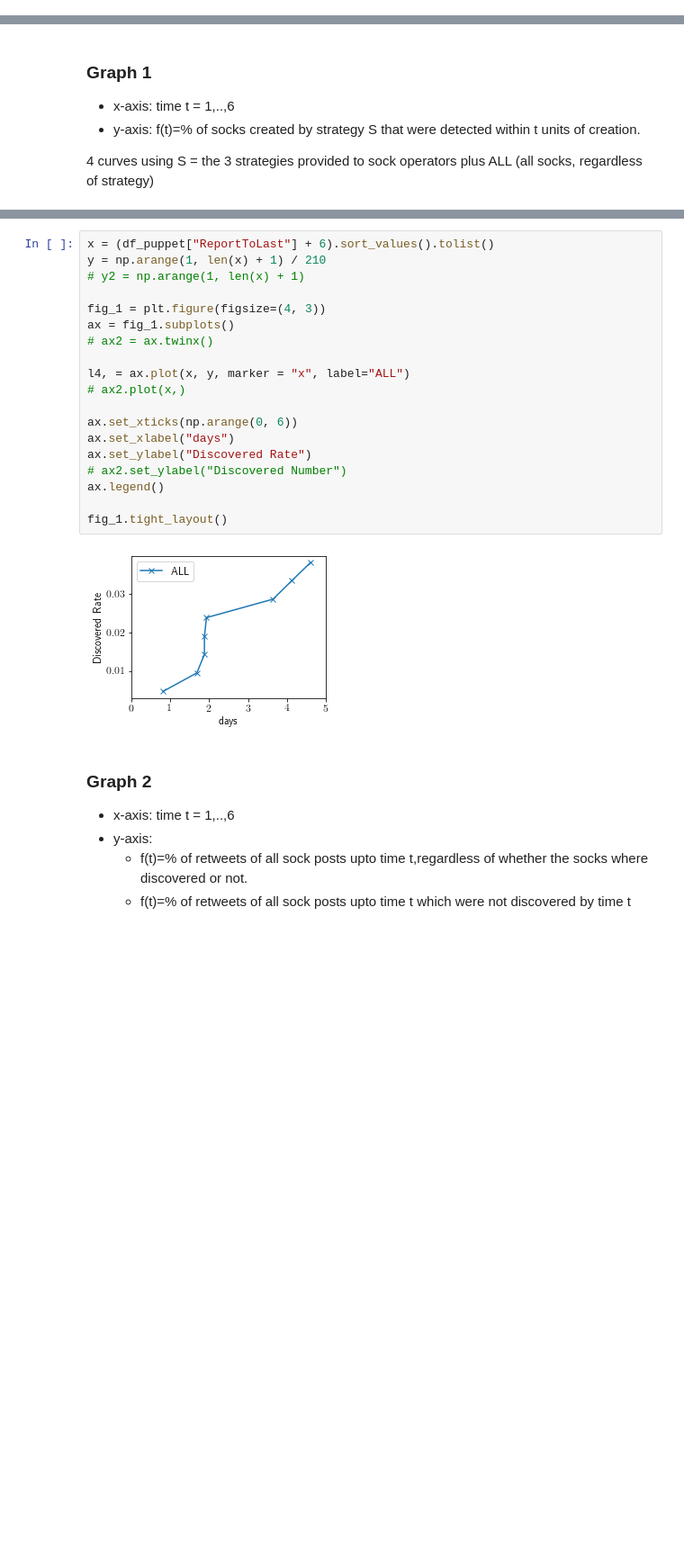
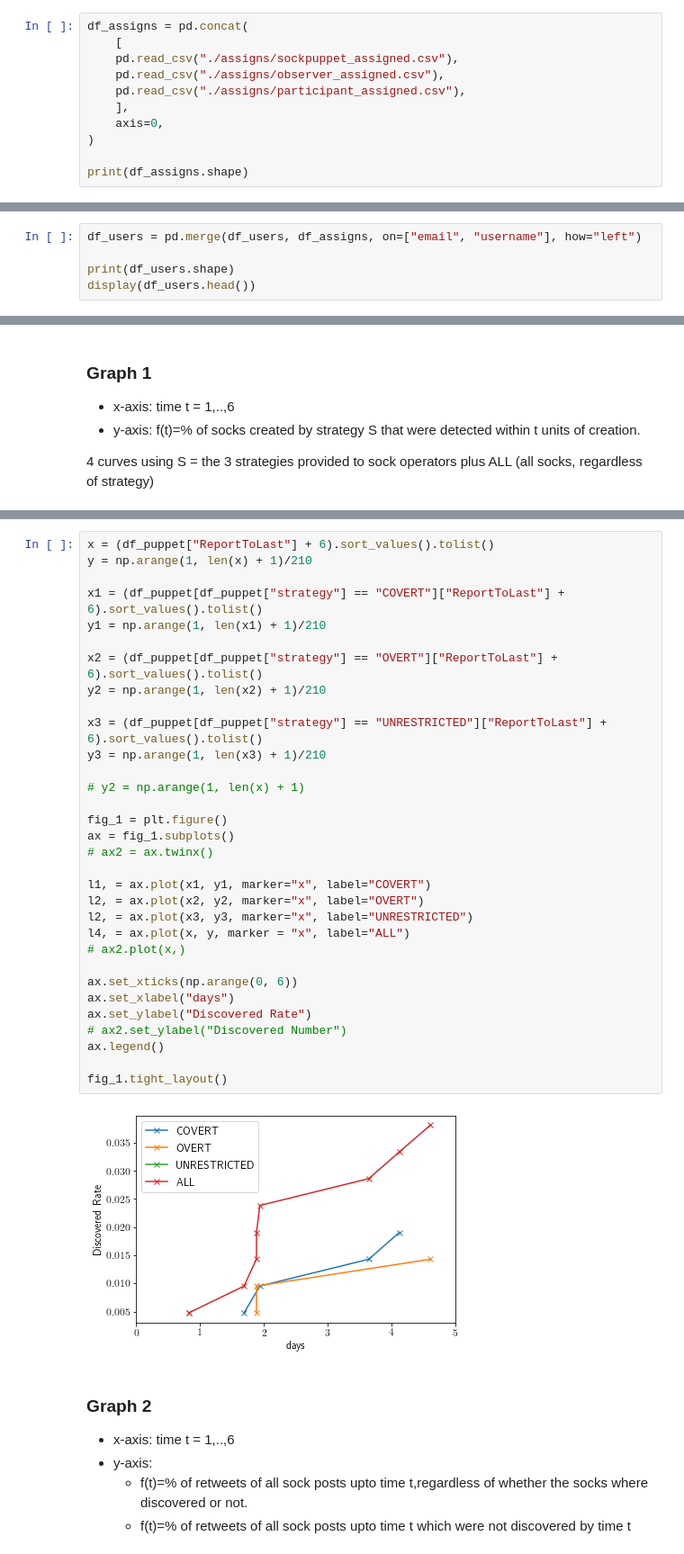
Before and after one commit to ruiliu310/dartpost-research, a Jupyter notebook: data_analytics.ipynb, the cells around one changed output, grey strips where cells are left out. Shown at 90% size. Saved outputs shown, nothing was run; the diff lists cells and outputs as text; blank space fills up the shorter version.

```diff
--- a/data_analytics.ipynb
+++ b/data_analytics.ipynb
@@ -27,0 +30,11 @@ df_socks = pd.read_csv("./assigns/sockpuppet_assigned.csv")
+# %%
+df_assigns = pd.concat(
+    [
+    pd.read_csv("./assigns/sockpuppet_assigned.csv"),
+    pd.read_csv("./assigns/observer_assigned.csv"),
+    pd.read_csv("./assigns/participant_assigned.csv"),
+    ],
+    axis=0,
+)
+
+print(df_assigns.shape)
@@ -27,0 +43,5 @@ df_socks = pd.read_csv("./assigns/sockpuppet_assigned.csv")
+# %%
+df_users = pd.merge(df_users, df_assigns, on=["email", "username"], how="left")
+
+print(df_users.shape)
+display(df_users.head())
@@ -145,24 +357,37 @@ df_comments[df_comments["PostId"].isin(df_posts_puppet["id"].tolist())]
 # %%
 x = (df_puppet["ReportToLast"] + 6).sort_values().tolist()
-y = np.arange(1, len(x) + 1) / 210
+y = np.arange(1, len(x) + 1)/210
+
+x1 = (df_puppet[df_puppet["strategy"] == "COVERT"]["ReportToLast"] + 6).sort_values().tolist()
+y1 = np.arange(1, len(x1) + 1)/210
+
+x2 = (df_puppet[df_puppet["strategy"] == "OVERT"]["ReportToLast"] + 6).sort_values().tolist()
+y2 = np.arange(1, len(x2) + 1)/210
+
+x3 = (df_puppet[df_puppet["strategy"] == "UNRESTRICTED"]["ReportToLast"] + 6).sort_values().tolist()
+y3 = np.arange(1, len(x3) + 1)/210
+
 # y2 = np.arange(1, len(x) + 1)
 
-fig_1 = plt.figure(figsize=(4, 3))
+fig_1 = plt.figure()
 ax = fig_1.subplots()
 # ax2 = ax.twinx()
 
+l1, = ax.plot(x1, y1, marker="x", label="COVERT")
+l2, = ax.plot(x2, y2, marker="x", label="OVERT")
+l2, = ax.plot(x3, y3, marker="x", label="UNRESTRICTED")
 l4, = ax.plot(x, y, marker = "x", label="ALL")
 # ax2.plot(x,)
 
 ax.set_xticks(np.arange(0, 6))
 ax.set_xlabel("days")
 ax.set_ylabel("Discovered Rate")
 # ax2.set_ylabel("Discovered Number")
 ax.legend()
 
 fig_1.tight_layout()
 # %% [output]
-[figure, old version]
+[figure, new version]
 # %% [markdown]
 ### Graph 2
 
```
Also changed, not shown: parts of 32 cells of this notebook, 1 other file.
